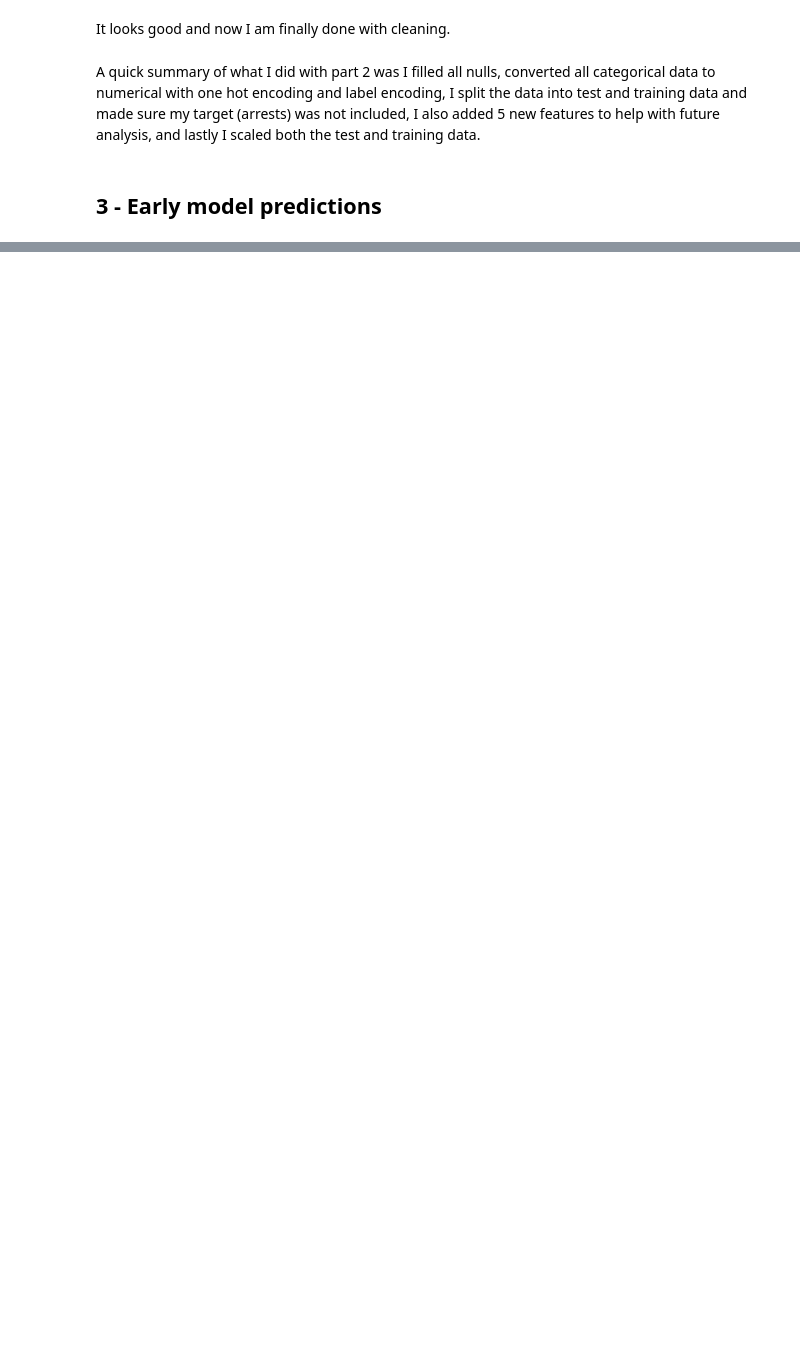
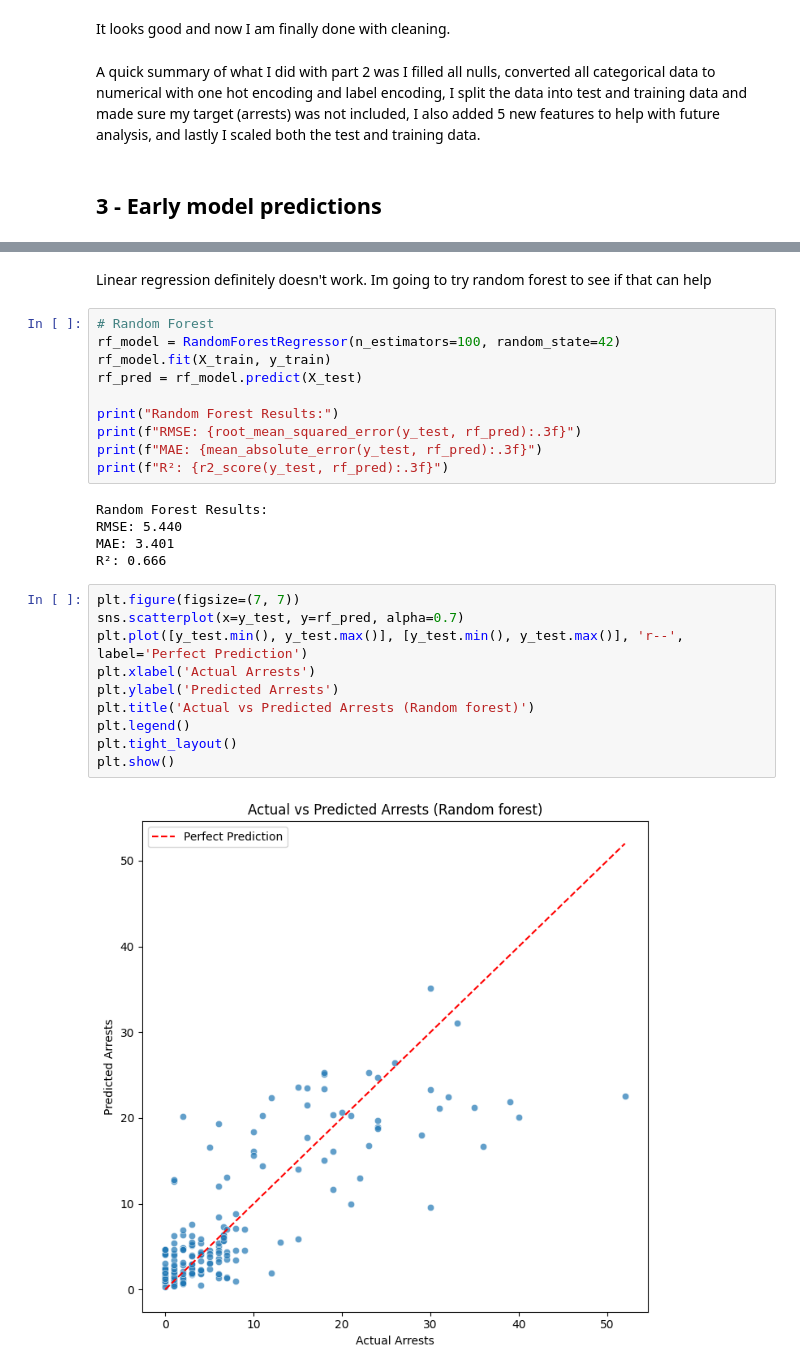
Before and after one commit to NateCook541/Data-science-final-project, a Jupyter notebook: mainNFLArrrest.ipynb, the cells around one changed output, grey strips where cells are left out. Cells and saved outputs as stored; diff of their text form; blank space fills up the shorter version.

```diff
--- a/mainNFLArrrest.ipynb
+++ b/mainNFLArrrest.ipynb
@@ -227,0 +533,29 @@ A quick summary of what I did with part 2 was I filled all nulls, converted all
+# %% [markdown]
+Linear regression definitely doesn't work. Im going to try random forest to see if that can help
+# %%
+# Random Forest
+rf_model = RandomForestRegressor(n_estimators=100, random_state=42)
+rf_model.fit(X_train, y_train)
+rf_pred = rf_model.predict(X_test)
+
+print("Random Forest Results:")
+print(f"RMSE: {root_mean_squared_error(y_test, rf_pred):.3f}")
+print(f"MAE: {mean_absolute_error(y_test, rf_pred):.3f}")
+print(f"R²: {r2_score(y_test, rf_pred):.3f}")
+# %% [output]
+Random Forest Results:
+RMSE: 5.440
+MAE: 3.401
+R²: 0.666
+# %%
+plt.figure(figsize=(7, 7))
+sns.scatterplot(x=y_test, y=rf_pred, alpha=0.7)
+plt.plot([y_test.min(), y_test.max()], [y_test.min(), y_test.max()], 'r--', label='Perfect Prediction')
+plt.xlabel('Actual Arrests')
+plt.ylabel('Predicted Arrests')
+plt.title('Actual vs Predicted Arrests (Random forest)')
+plt.legend()
+plt.tight_layout()
+plt.show()
+# %% [output]
+[figure, added]
```
Also changed, not shown: parts of 32 cells of this notebook.
